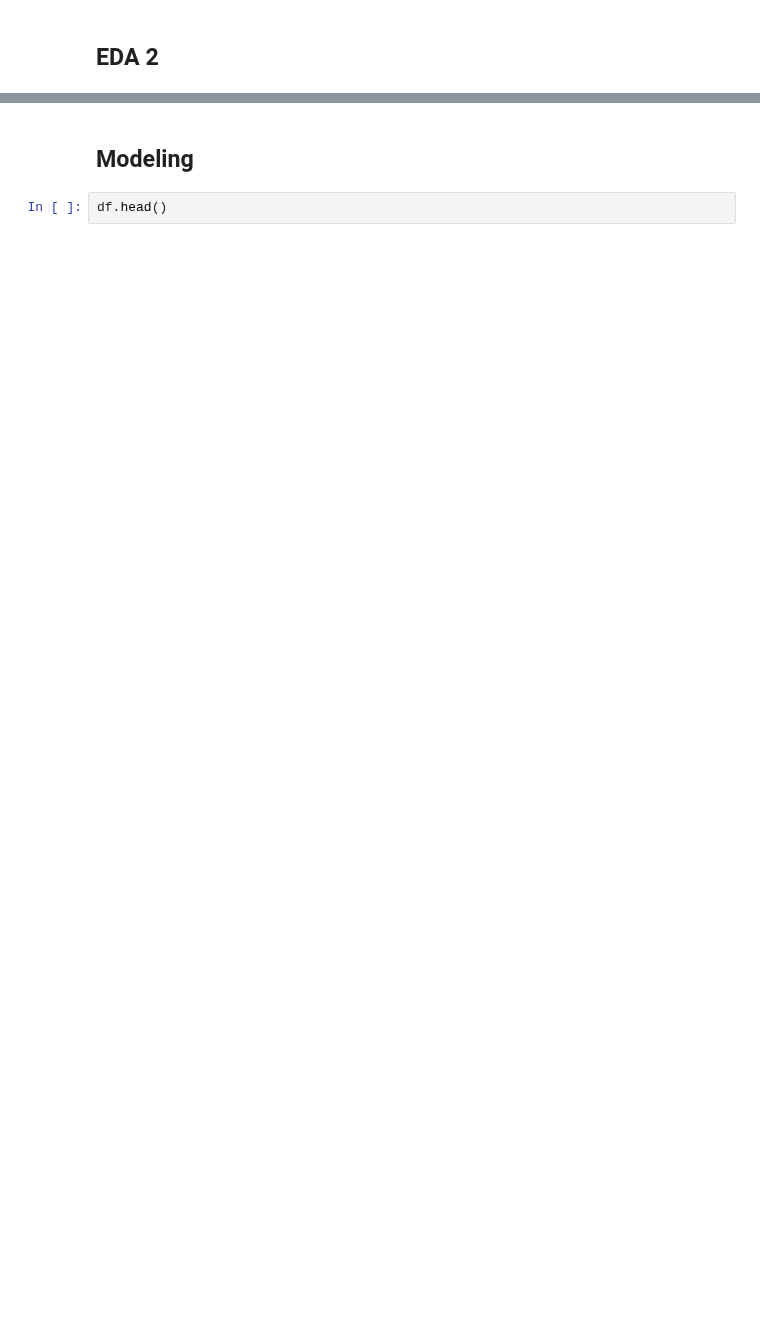
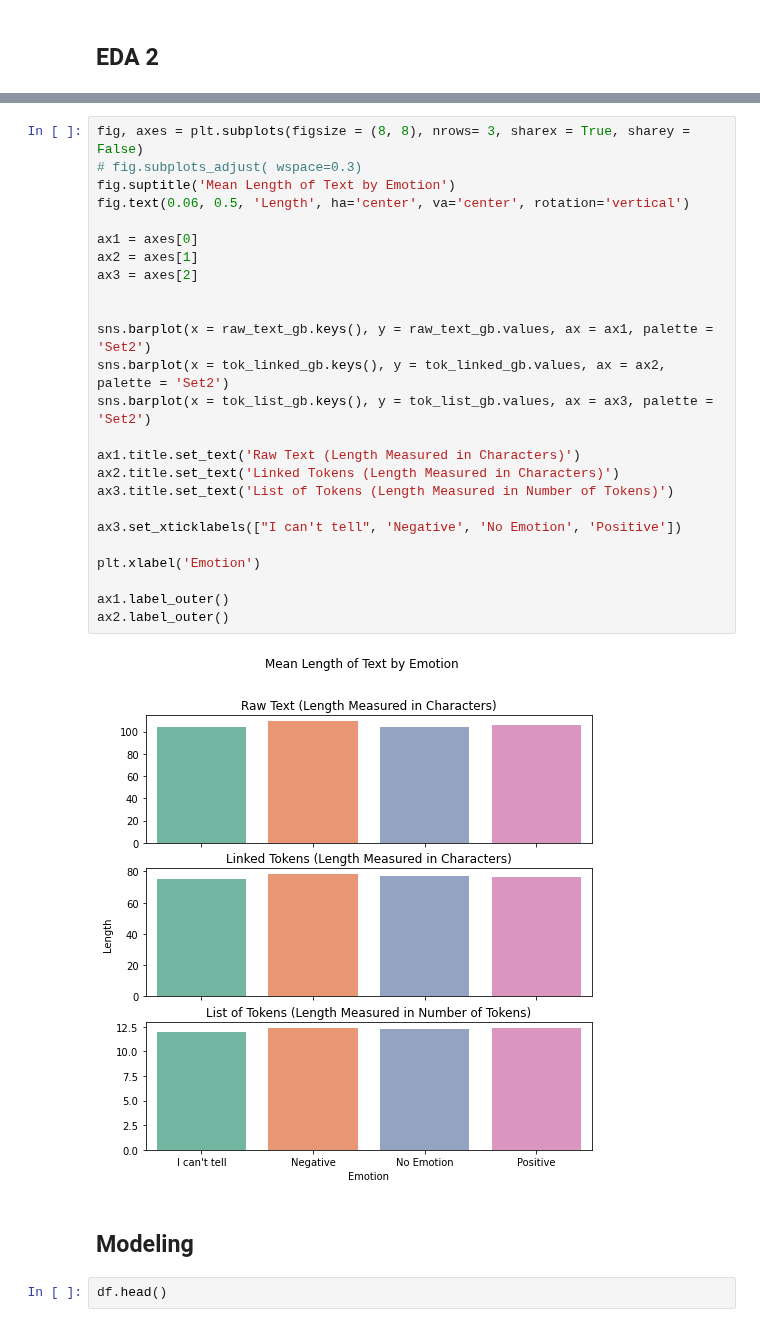
Before and after one commit to jakeoddi/apple_google_twitter_NLP, a Jupyter notebook: apple_google_eda.ipynb, the cells around one changed output, grey strips where cells are left out. Drawn from its saved outputs; the diff is of its cells as text; blank space fills up the shorter version.

```diff
--- a/apple_google_eda.ipynb
+++ b/apple_google_eda.ipynb
@@ -221,3 +344,30 @@ c_freq.set(xlabel = 'Company',
+# %%
+fig, axes = plt.subplots(figsize = (8, 8), nrows= 3, sharex = True, sharey = False)
+# fig.subplots_adjust( wspace=0.3)
+fig.suptitle('Mean Length of Text by Emotion')
+fig.text(0.06, 0.5, 'Length', ha='center', va='center', rotation='vertical')
+
+ax1 = axes[0]
+ax2 = axes[1]
+ax3 = axes[2]
+
+
+sns.barplot(x = raw_text_gb.keys(), y = raw_text_gb.values, ax = ax1, palette = 'Set2')
+sns.barplot(x = tok_linked_gb.keys(), y = tok_linked_gb.values, ax = ax2, palette = 'Set2')
+sns.barplot(x = tok_list_gb.keys(), y = tok_list_gb.values, ax = ax3, palette = 'Set2')
+
+ax1.title.set_text('Raw Text (Length Measured in Characters)')
+ax2.title.set_text('Linked Tokens (Length Measured in Characters)')
+ax3.title.set_text('List of Tokens (Length Measured in Number of Tokens)')
+
+ax3.set_xticklabels(["I can't tell", 'Negative', 'No Emotion', 'Positive'])
+
+plt.xlabel('Emotion')
+
+ax1.label_outer()
+ax2.label_outer()
+# %% [output]
+[figure, added]
 # %% [markdown]
 ## Modeling
 # %%
```
Also changed, not shown: parts of 42 cells of this notebook, 1 other file.
